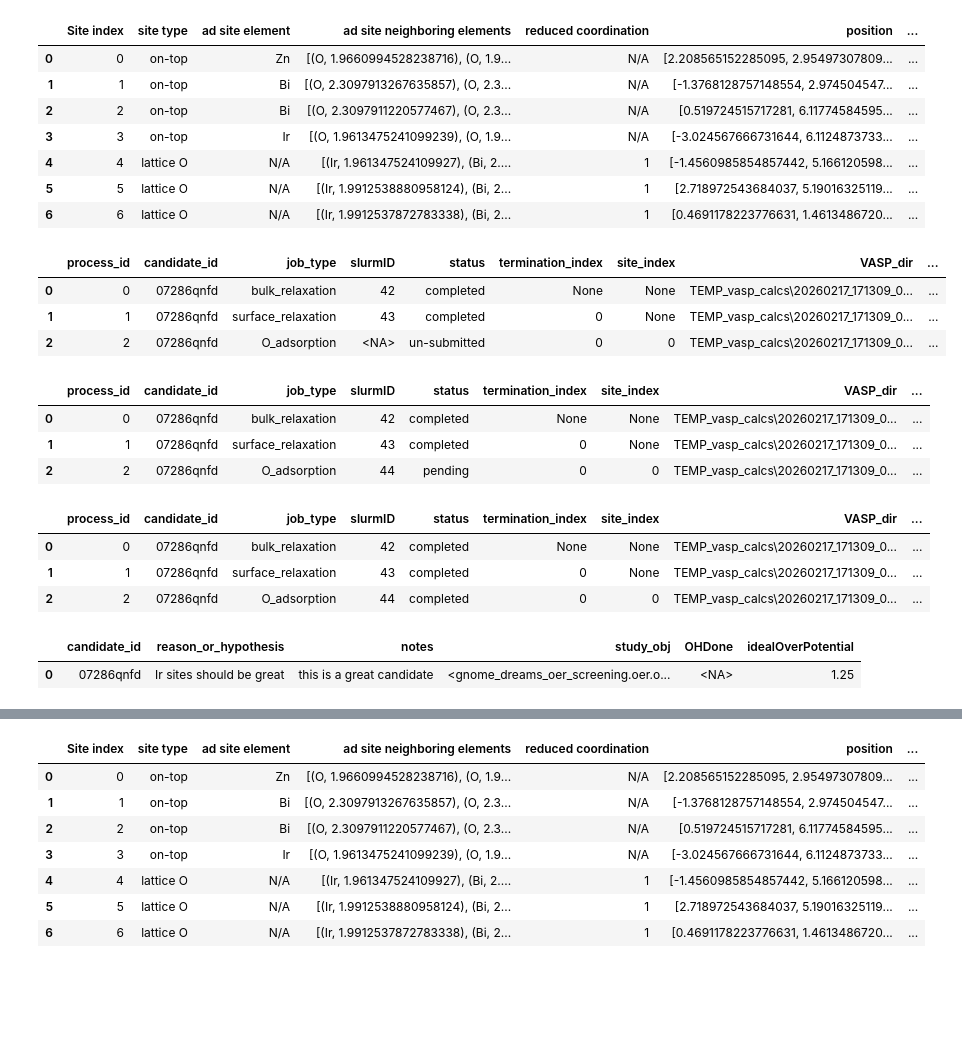
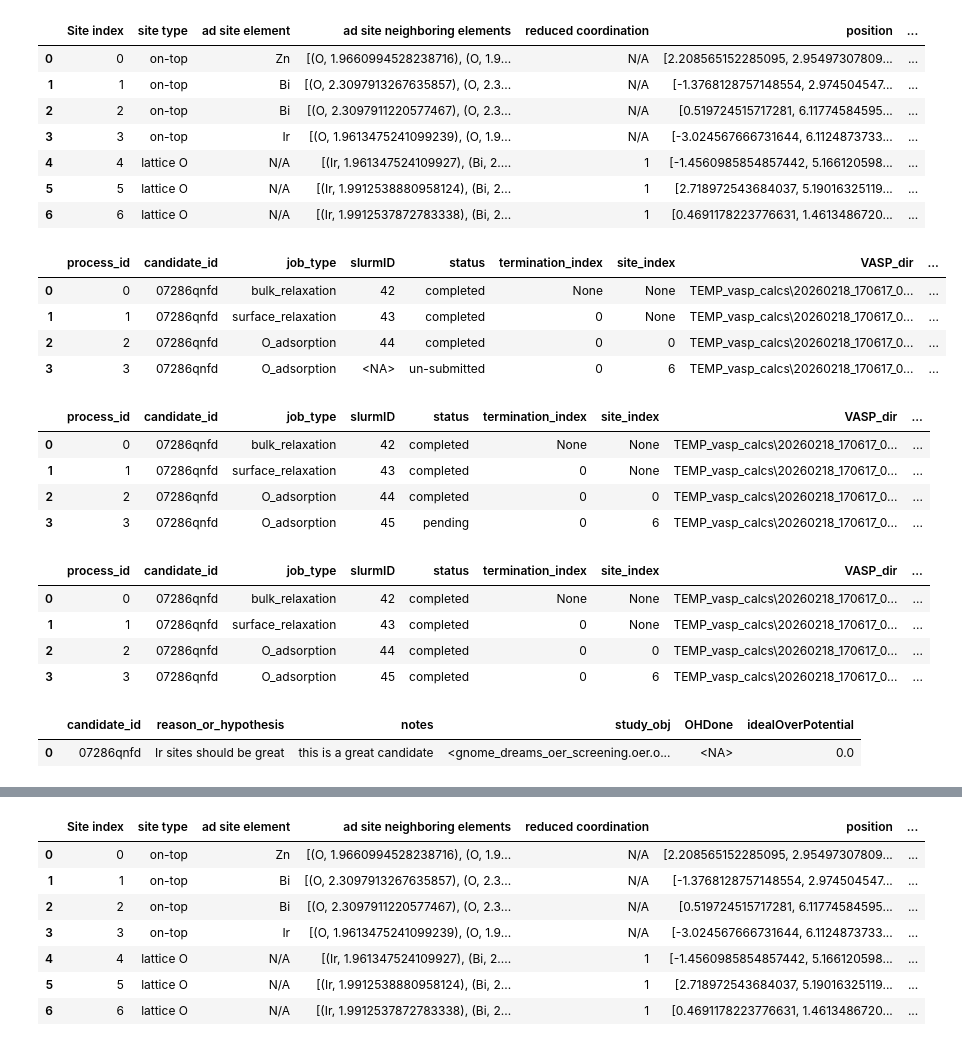
Before and after one commit to Matminator/GNoME_DREAMS_OER_screening, a Jupyter notebook: notebooks/sudo_workflow.ipynb, the cells around one changed output, grey strips where cells are left out. Drawn from its saved outputs; the diff is of its cells as text; code cells hidden in the pictures; blank space fills up the shorter version.

```diff
--- a/notebooks/sudo_workflow.ipynb
+++ b/notebooks/sudo_workflow.ipynb
@@ -351,50 +361,62 @@ surface_study.get_adsorption_sites_df() # DF to display to agent
 | 5 | 5 | lattice O | N/A | [(Ir, 1.9912538880958124), (Bi, 2... | 1 | [2.718972543684037, 5.19016325119... | ... |
 | 6 | 6 | lattice O | N/A | [(Ir, 1.9912537872783338), (Bi, 2... | 1 | [0.4691178223776631, 1.4613486720... | ... |
 # %%
-ad_site_index = 0 # What adsorption site to initialize and submit
+ad_site_index = 6 # What adsorption site to initialize and submit
 
 # --- Logic for adsorbtion site study initialization: ------------------
 study = EXPLOG.relational_frame.candidates.df['study_obj'][0]
 surface_study = study.get_surface_studies()[0]
 ad_site_studies_dict = surface_study.get_adsorption_site_studies_dict()
 if ad_site_index not in ad_site_studies_dict.keys():
     surface_study.initialize_adsorption_site_study(ad_site_index)
 # ----------------------------------------------------------------------
 
+"""
+NOTE:
+
+THERE MUST BE A CLARIFICATION ON THE O-ADSORPTION CALCULATION,
+PREFORMS CLEAN SURFACE CALCULATION FOR LATTICE O SITE....
+
+"""
+
+
 p_id = EXPLOG.add_process(
     candidate_id = cant_id,
     calculation_type = "O_adsorption",
     termination_index = termination_index,
     site_index = ad_site_index
 )
 
 EXPLOG.relational_frame.processes.df
 # %% [output]
 |  | process_id | candidate_id | job_type | slurmID | status | termination_index | site_index | VASP_dir | ... |
-| 0 | 0 | 07286qnfd | bulk_relaxation | 42 | completed | None | None | TEMP_vasp_calcs\20260217_171309_0... | ... |
-| 1 | 1 | 07286qnfd | surface_relaxation | 43 | completed | 0 | None | TEMP_vasp_calcs\20260217_171309_0... | ... |
-| 2 | 2 | 07286qnfd | O_adsorption | <NA> | un-submitted | 0 | 0 | TEMP_vasp_calcs\20260217_171309_0... | ... |
+| 0 | 0 | 07286qnfd | bulk_relaxation | 42 | completed | None | None | TEMP_vasp_calcs\20260218_170617_0... | ... |
+| 1 | 1 | 07286qnfd | surface_relaxation | 43 | completed | 0 | None | TEMP_vasp_calcs\20260218_170617_0... | ... |
+| 2 | 2 | 07286qnfd | O_adsorption | 44 | completed | 0 | 0 | TEMP_vasp_calcs\20260218_170617_0... | ... |
+| 3 | 3 | 07286qnfd | O_adsorption | <NA> | un-submitted | 0 | 6 | TEMP_vasp_calcs\20260218_170617_0... | ... |
 # %%
 EXPLOG.submit_process(process_id = p_id)
 EXPLOG.relational_frame.processes.df
 # %% [output]
 |  | process_id | candidate_id | job_type | slurmID | status | termination_index | site_index | VASP_dir | ... |
-| 0 | 0 | 07286qnfd | bulk_relaxation | 42 | completed | None | None | TEMP_vasp_calcs\20260217_171309_0... | ... |
-| 1 | 1 | 07286qnfd | surface_relaxation | 43 | completed | 0 | None | TEMP_vasp_calcs\20260217_171309_0... | ... |
-| 2 | 2 | 07286qnfd | O_adsorption | 44 | pending | 0 | 0 | TEMP_vasp_calcs\20260217_171309_0... | ... |
+| 0 | 0 | 07286qnfd | bulk_relaxation | 42 | completed | None | None | TEMP_vasp_calcs\20260218_170617_0... | ... |
+| 1 | 1 | 07286qnfd | surface_relaxation | 43 | completed | 0 | None | TEMP_vasp_calcs\20260218_170617_0... | ... |
+| 2 | 2 | 07286qnfd | O_adsorption | 44 | completed | 0 | 0 | TEMP_vasp_calcs\20260218_170617_0... | ... |
+| 3 | 3 | 07286qnfd | O_adsorption | 45 | pending | 0 | 6 | TEMP_vasp_calcs\20260218_170617_0... | ... |
 # %%
 EXPLOG.update_log()
 EXPLOG.relational_frame.processes.df
 # %% [output]
 |  | process_id | candidate_id | job_type | slurmID | status | termination_index | site_index | VASP_dir | ... |
-| 0 | 0 | 07286qnfd | bulk_relaxation | 42 | completed | None | None | TEMP_vasp_calcs\20260217_171309_0... | ... |
-| 1 | 1 | 07286qnfd | surface_relaxation | 43 | completed | 0 | None | TEMP_vasp_calcs\20260217_171309_0... | ... |
-| 2 | 2 | 07286qnfd | O_adsorption | 44 | completed | 0 | 0 | TEMP_vasp_calcs\20260217_171309_0... | ... |
+| 0 | 0 | 07286qnfd | bulk_relaxation | 42 | completed | None | None | TEMP_vasp_calcs\20260218_170617_0... | ... |
+| 1 | 1 | 07286qnfd | surface_relaxation | 43 | completed | 0 | None | TEMP_vasp_calcs\20260218_170617_0... | ... |
+| 2 | 2 | 07286qnfd | O_adsorption | 44 | completed | 0 | 0 | TEMP_vasp_calcs\20260218_170617_0... | ... |
+| 3 | 3 | 07286qnfd | O_adsorption | 45 | completed | 0 | 6 | TEMP_vasp_calcs\20260218_170617_0... | ... |
 # %%
 EXPLOG.relational_frame.candidates.df
 # %% [output]
 |  | candidate_id | reason_or_hypothesis | notes | study_obj | OHDone | idealOverPotential |
-| 0 | 07286qnfd | Ir sites should be great | this is a great candidate | <gnome_dreams_oer_screening.oer.o... | <NA> | 1.25 |
+| 0 | 07286qnfd | Ir sites should be great | this is a great candidate | <gnome_dreams_oer_screening.oer.o... | <NA> | 0.0 |
 # %%
 if False:
     view(surface_study.get_relaxed_surface())
```
Also changed, not shown: parts of 18 cells of this notebook, 6 other files.
